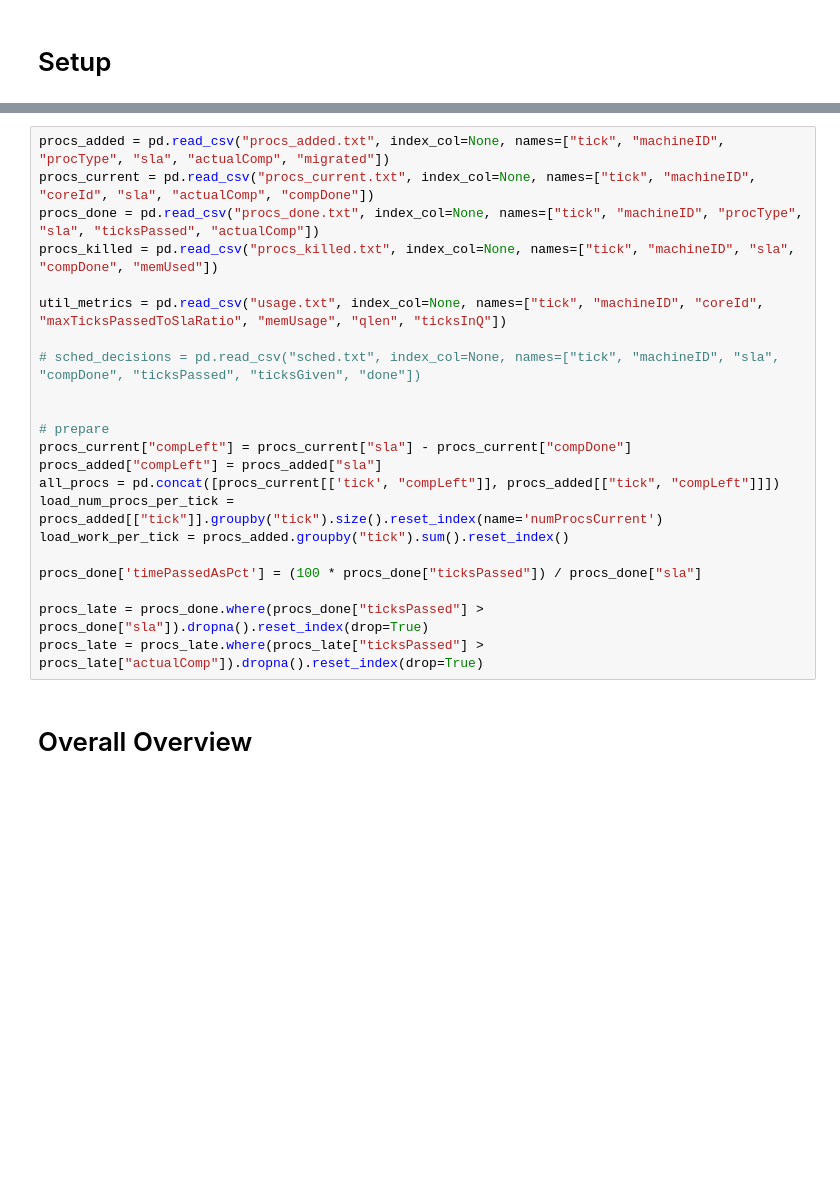
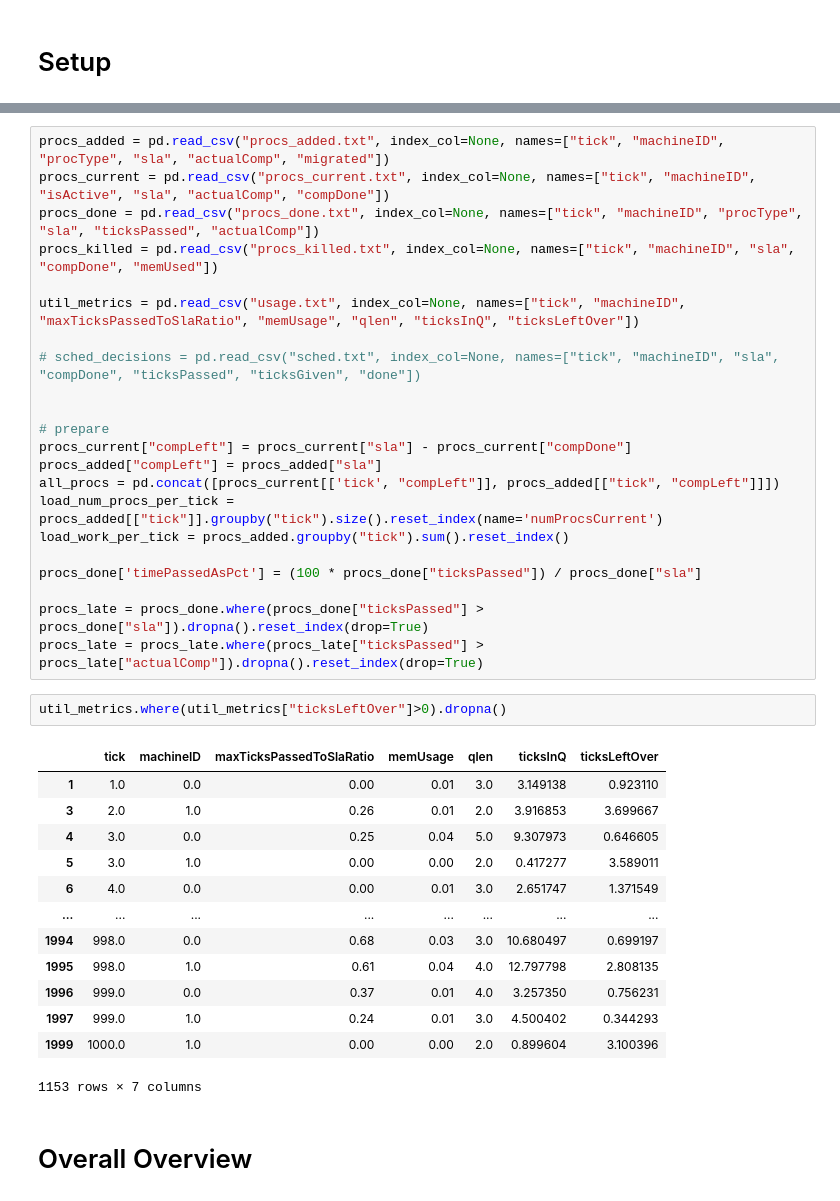
Before and after one commit to hannahmanuela/scheduler-simulator, a Jupyter notebook: results/analyze_output.ipynb, the cells around one changed output, grey strips where cells are left out. Cells and saved outputs as stored; diff of their text form; blank space fills up the shorter version.

```diff
--- a/results/analyze_output.ipynb
+++ b/results/analyze_output.ipynb
@@ -15,10 +7,10 @@ please provide us feedback at https://github.com/pandas-dev/pandas/issues/54466
 # %%
 procs_added = pd.read_csv("procs_added.txt", index_col=None, names=["tick", "machineID", "procType", "sla", "actualComp", "migrated"])
-procs_current = pd.read_csv("procs_current.txt", index_col=None, names=["tick", "machineID", "coreId", "sla", "actualComp", "compDone"])
+procs_current = pd.read_csv("procs_current.txt", index_col=None, names=["tick", "machineID", "isActive", "sla", "actualComp", "compDone"])
 procs_done = pd.read_csv("procs_done.txt", index_col=None, names=["tick", "machineID", "procType", "sla", "ticksPassed", "actualComp"])
 procs_killed = pd.read_csv("procs_killed.txt", index_col=None, names=["tick", "machineID", "sla", "compDone", "memUsed"])
 
-util_metrics = pd.read_csv("usage.txt", index_col=None, names=["tick", "machineID", "coreId", "maxTicksPassedToSlaRatio", "memUsage", "qlen", "ticksInQ"])
+util_metrics = pd.read_csv("usage.txt", index_col=None, names=["tick", "machineID", "maxTicksPassedToSlaRatio", "memUsage", "qlen", "ticksInQ", "ticksLeftOver"])
 
 # sched_decisions = pd.read_csv("sched.txt", index_col=None, names=["tick", "machineID", "sla", "compDone", "ticksPassed", "ticksGiven", "done"])
 
@@ -34,5 +26,21 @@ procs_done['timePassedAsPct'] = (100 * procs_done["ticksPassed"]) / procs_done["
 
 procs_late = procs_done.where(procs_done["ticksPassed"] > procs_done["sla"]).dropna().reset_index(drop=True)
 procs_late = procs_late.where(procs_late["ticksPassed"] > procs_late["actualComp"]).dropna().reset_index(drop=True)
+# %%
+util_metrics.where(util_metrics["ticksLeftOver"]>0).dropna()
+# %% [output]
+|  | tick | machineID | maxTicksPassedToSlaRatio | memUsage | qlen | ticksInQ | ticksLeftOver |
+| 1 | 1.0 | 0.0 | 0.00 | 0.01 | 3.0 | 3.149138 | 0.923110 |
+| 3 | 2.0 | 1.0 | 0.26 | 0.01 | 2.0 | 3.916853 | 3.699667 |
+| 4 | 3.0 | 0.0 | 0.25 | 0.04 | 5.0 | 9.307973 | 0.646605 |
+| 5 | 3.0 | 1.0 | 0.00 | 0.00 | 2.0 | 0.417277 | 3.589011 |
+| 6 | 4.0 | 0.0 | 0.00 | 0.01 | 3.0 | 2.651747 | 1.371549 |
+| ... | ... | ... | ... | ... | ... | ... | ... |
+| 1994 | 998.0 | 0.0 | 0.68 | 0.03 | 3.0 | 10.680497 | 0.699197 |
+| 1995 | 998.0 | 1.0 | 0.61 | 0.04 | 4.0 | 12.797798 | 2.808135 |
+| 1996 | 999.0 | 0.0 | 0.37 | 0.01 | 4.0 | 3.257350 | 0.756231 |
+| 1997 | 999.0 | 1.0 | 0.24 | 0.01 | 3.0 | 4.500402 | 0.344293 |
+| 1999 | 1000.0 | 1.0 | 0.00 | 0.00 | 2.0 | 0.899604 | 3.100396 |
+1153 rows × 7 columns
 # %% [markdown]
 # Overall Overview
```
Also changed, not shown: parts of 7 cells of this notebook, 4 other files.
